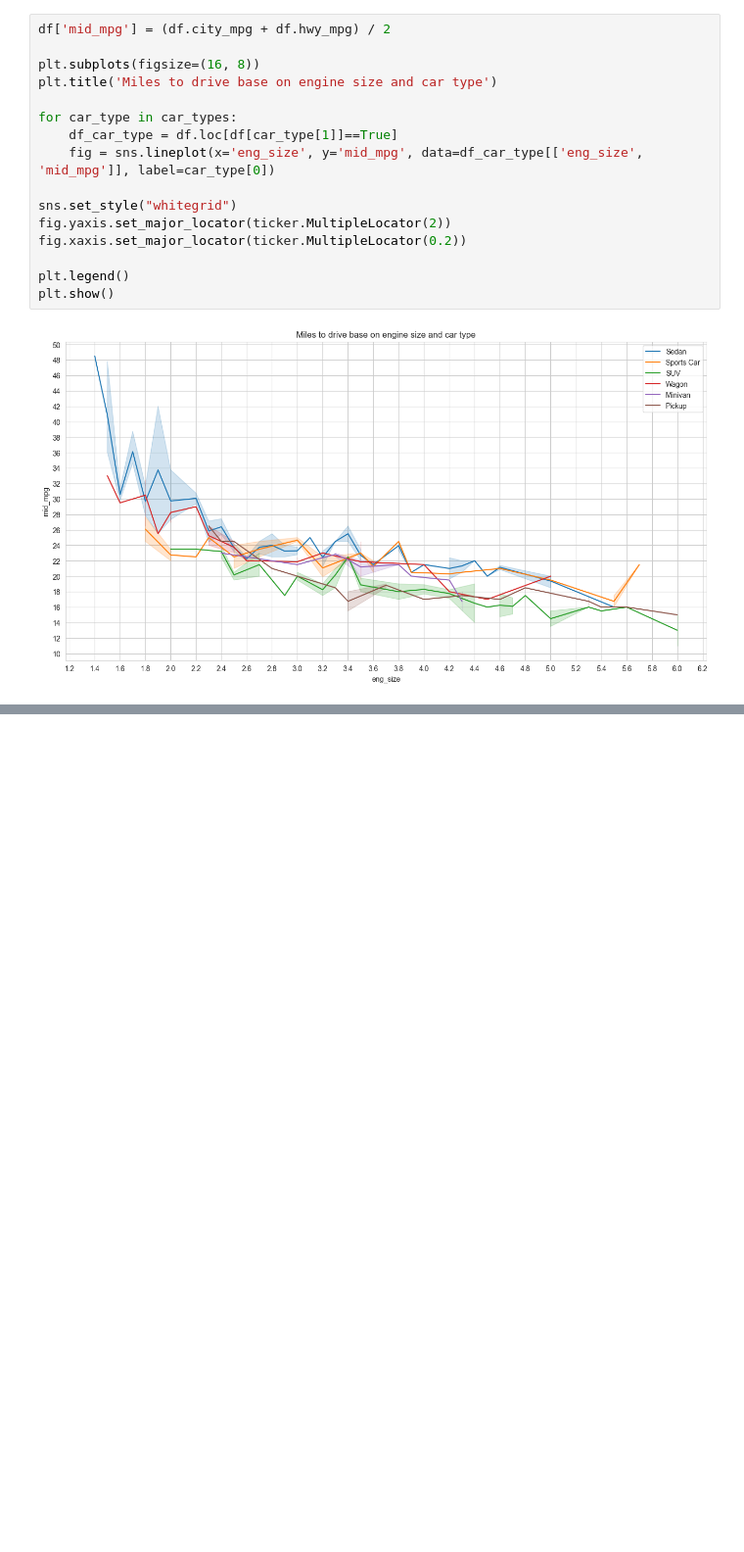
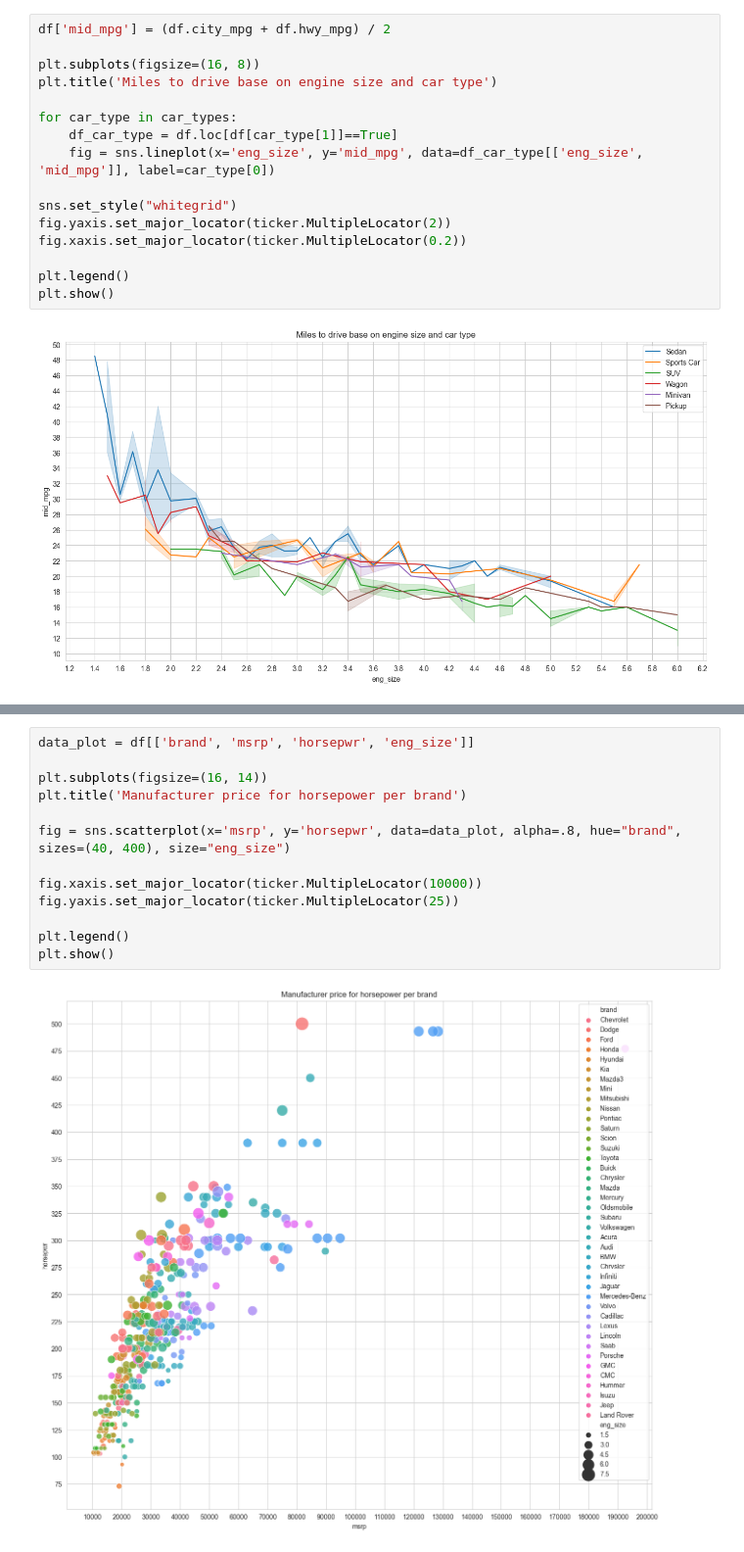
Before and after one commit to Valerii-Poliakov/cars_eda, a Jupyter notebook: cars_eda.ipynb, the cells around one changed output, grey strips where cells are left out. Shown at 98% size. Cells and saved outputs as stored; diff of their text form; blank space fills up the shorter version.

```diff
--- a/cars_eda.ipynb
+++ b/cars_eda.ipynb
@@ -218,0 +257,15 @@ As we can see, for cars with 2.3+ there is not much difference between car type.
+# %%
+data_plot = df[['brand', 'msrp', 'horsepwr', 'eng_size']]
+
+plt.subplots(figsize=(16, 14))
+plt.title('Manufacturer price for horsepower per brand')
+
+fig = sns.scatterplot(x='msrp', y='horsepwr', data=data_plot, alpha=.8, hue="brand", sizes=(40, 400), size="eng_size")
+
+fig.xaxis.set_major_locator(ticker.MultipleLocator(10000))
+fig.yaxis.set_major_locator(ticker.MultipleLocator(25))
+
+plt.legend()
+plt.show()
+# %% [output]
+[figure, added]
```
Also changed, not shown: parts of 21 cells of this notebook.
